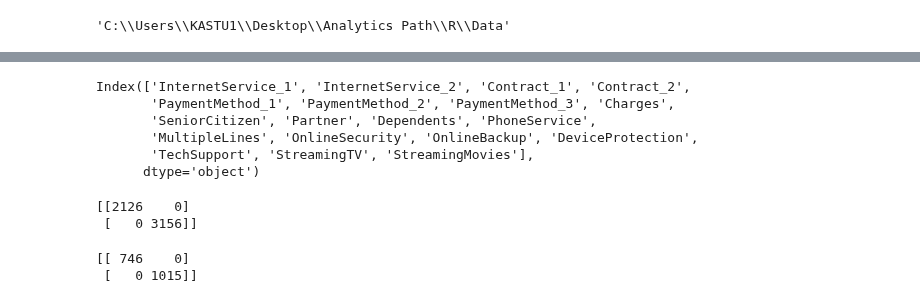
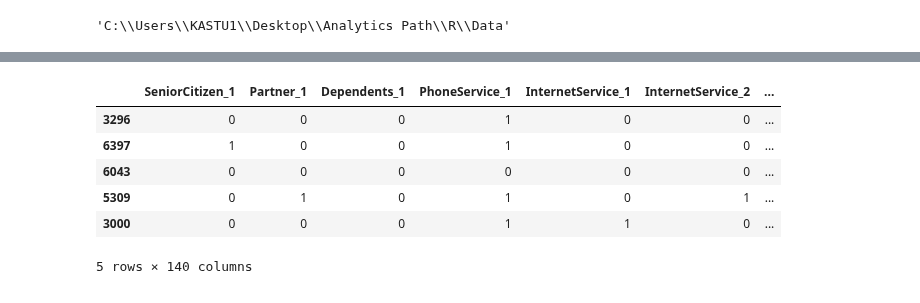
Before and after one commit to nov012017/Code, a Jupyter notebook: Python/Kaggle/TELCO/Telco_Final.ipynb, the cells around one changed output, grey strips where cells are left out. Drawn from its saved outputs; the diff is of its cells as text; code cells hidden in the pictures.

```diff
--- a/Python/Kaggle/TELCO/Telco_Final.ipynb
+++ b/Python/Kaggle/TELCO/Telco_Final.ipynb
@@ -119,24 +173,13 @@ churn_cat = pd.get_dummies(churn_cat,drop_first=True)
 X = fn_dataset.iloc[:,:-1]
 Y = fn_dataset.iloc[:,-1:]
 X_train, X_test, y_train, y_test = train_test_split(X, Y, random_state = 0)
-# %%
-X.columns
-# %% [output]
-Index(['InternetService_1', 'InternetService_2', 'Contract_1', 'Contract_2',
-       'PaymentMethod_1', 'PaymentMethod_2', 'PaymentMethod_3', 'Charges',
-       'SeniorCitizen', 'Partner', 'Dependents', 'PhoneService',
-       'MultipleLines', 'OnlineSecurity', 'OnlineBackup', 'DeviceProtection',
-       'TechSupport', 'StreamingTV', 'StreamingMovies'],
-      dtype='object')
-# %%
-cm_train=confusion_matrix(y_train,y_train)
-print(cm_train)
-# %% [output]
-[[2126    0]
- [   0 3156]]
-# %%
-cm_train=confusion_matrix(y_test,y_test)
-print(cm_train)
-# %% [output]
-[[ 746    0]
- [   0 1015]]
+# %%
+X_train.head()
+# %% [output]
+|  | SeniorCitizen_1 | Partner_1 | Dependents_1 | PhoneService_1 | InternetService_1 | InternetService_2 | ... |
+| 3296 | 0 | 0 | 0 | 1 | 0 | 0 | ... |
+| 6397 | 1 | 0 | 0 | 1 | 0 | 0 | ... |
+| 6043 | 0 | 0 | 0 | 0 | 0 | 0 | ... |
+| 5309 | 0 | 1 | 0 | 1 | 0 | 1 | ... |
+| 3000 | 0 | 0 | 0 | 1 | 1 | 0 | ... |
+5 rows × 140 columns
```
Also changed, not shown: parts of 24 cells of this notebook, 1 other file.
